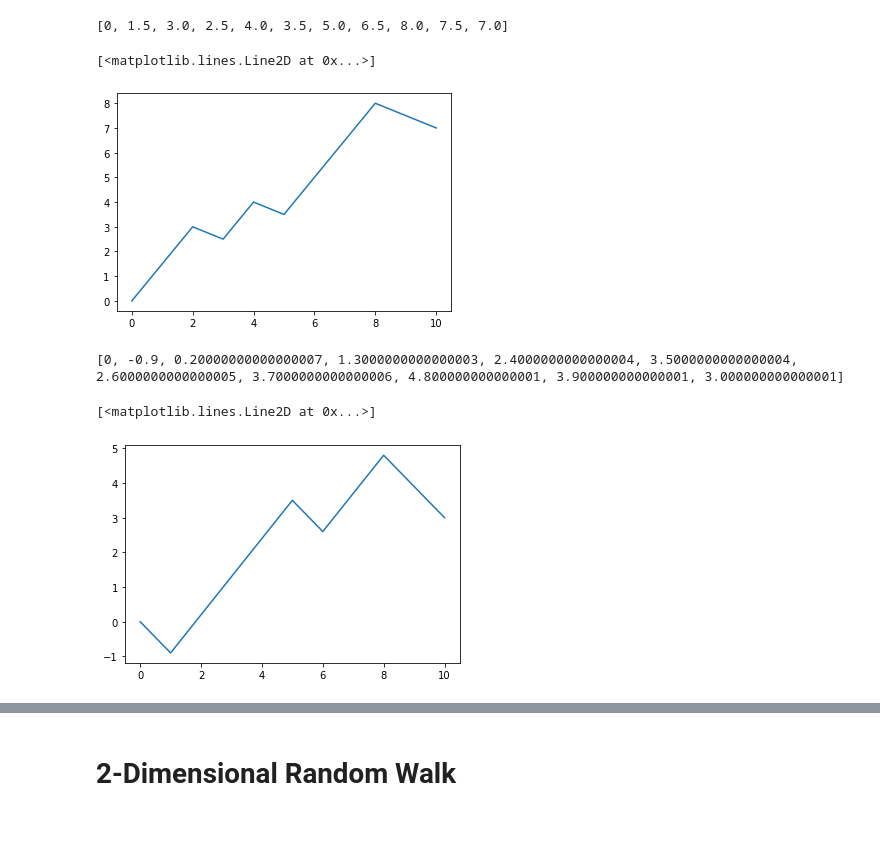
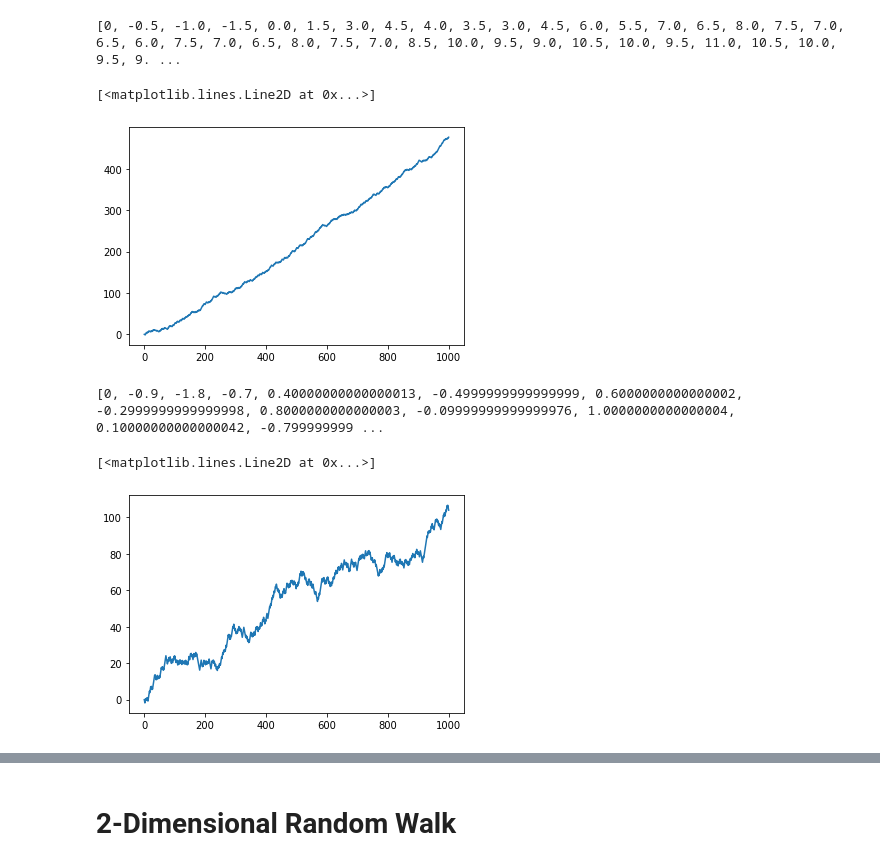
Before and after one commit to wpqc21/ClassificationLandscapes, a Jupyter notebook: Random_Walk_TensorFlow_01_19_2022.ipynb, the cells around one changed output, grey strips where cells are left out. Saved outputs shown, nothing was run; the diff lists cells and outputs as text; code cells hidden in the pictures; blank space fills up the shorter version.

```diff
--- a/Random_Walk_TensorFlow_01_19_2022.ipynb
+++ b/Random_Walk_TensorFlow_01_19_2022.ipynb
@@ -16,12 +16,12 @@ step = 0
 
 rand_walk = [0]
 
-for x in range(10):
+for x in range(1000):
     step = rand_walk[-1]
     walk = np.random.choice([-1, 1])
     step += walk
     rand_walk.append(step)
 
-print(rand_walk)
+# print(rand_walk)
 plt.plot(rand_walk)
 # %% [output]
@@ -35,35 +35,35 @@ step = 0
 A = .5
 rand_walk = [0]
 
-for x in range(10):
+for x in range(1000):
     step = rand_walk[-1]
     walk = np.random.choice([-1, 1])
     step += (walk + A)
     rand_walk.append(step)
 
-print(rand_walk)
+# print(rand_walk)
 plt.plot(rand_walk)
 # %% [output]
-[0, 1.5, 3.0, 2.5, 4.0, 3.5, 5.0, 6.5, 8.0, 7.5, 7.0]
+[0, -0.5, -1.0, -1.5, 0.0, 1.5, 3.0, 4.5, 4.0, 3.5, 3.0, 4.5, 6.0, 5.5, 7.0, 6.5, 8.0, 7.5, 7.0, 6.5, 6.0, 7.5, 7.0, 6.5, 8.0, 7.5, 7.0, 8.5, 10.0, 9.5, 9.0, 10.5, 10.0, 9.5, 11.0, 10.5, 10.0, 9.5, 9. ...
 [<matplotlib.lines.Line2D at 0x...>]
-[figure, old version]
+[figure, new version]
 # %%
 step = 0
 A = .1
 rand_walk = [0]
 
-for x in range(10):
+for x in range(1000):
     step = rand_walk[-1]
     walk = np.random.choice([-1, 1])
     step += (walk + A)
     rand_walk.append(step)
 
-print(rand_walk)
+# print(rand_walk)
 plt.plot(rand_walk)
 # %% [output]
-[0, -0.9, 0.20000000000000007, 1.3000000000000003, 2.4000000000000004, 3.5000000000000004, 2.6000000000000005, 3.7000000000000006, 4.800000000000001, 3.900000000000001, 3.000000000000001]
+[0, -0.9, -1.8, -0.7, 0.40000000000000013, -0.4999999999999999, 0.6000000000000002, -0.2999999999999998, 0.8000000000000003, -0.09999999999999976, 1.0000000000000004, 0.10000000000000042, -0.799999999 ...
 [<matplotlib.lines.Line2D at 0x...>]
-[figure, old version]
+[figure, new version]
 # %%
 step = 0
 A = .01
```
Also changed, not shown: parts of 13 cells of this notebook.
